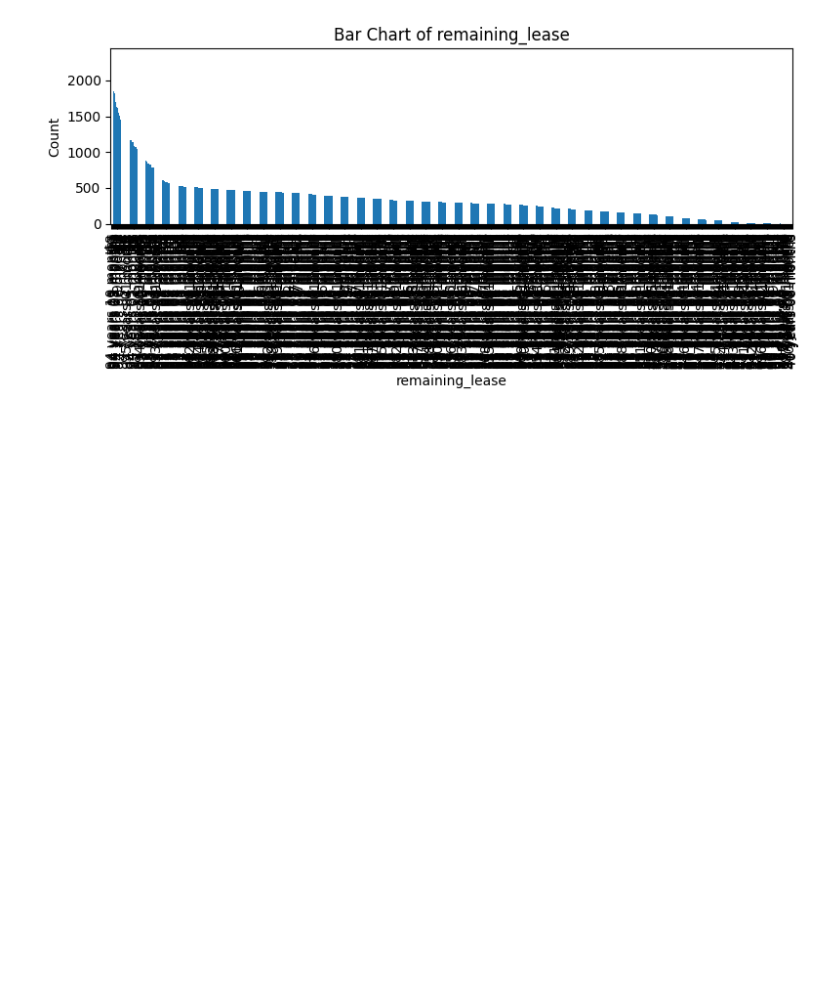
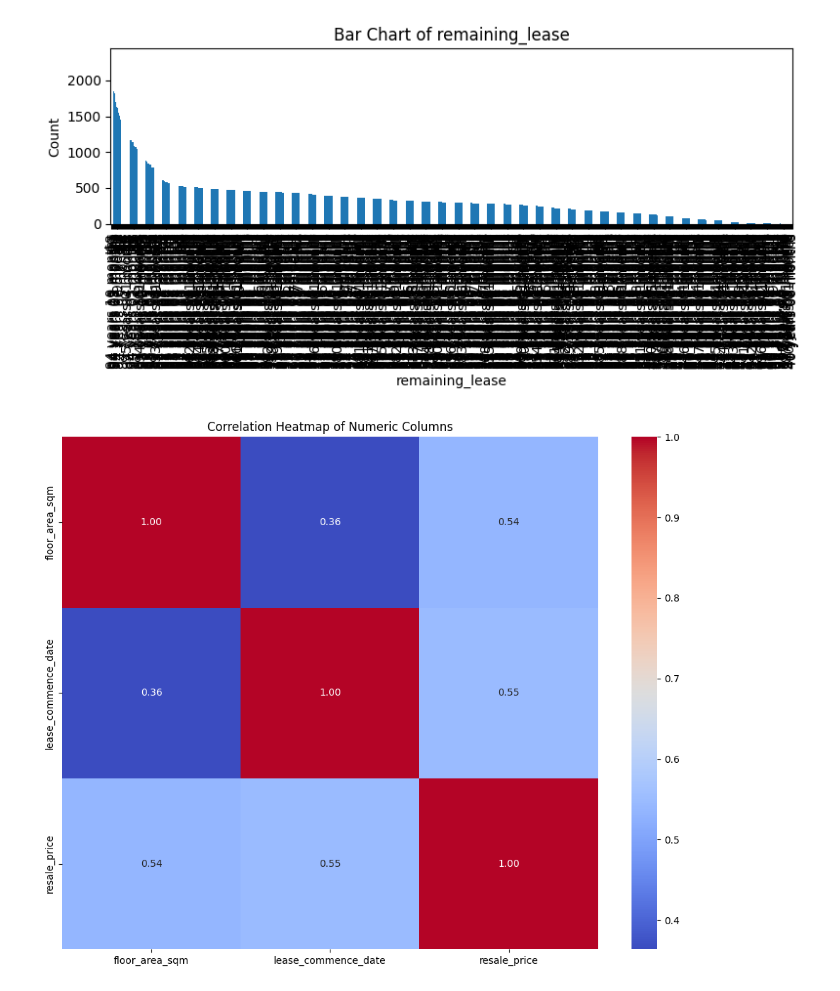
Before and after one commit to LittleWiz/MLJourneyE2E, a Jupyter notebook: House_price_main.ipynb, the cells around one changed output. Saved outputs shown, nothing was run; the diff lists cells and outputs as text; code cells hidden in the pictures; blank space fills up the shorter version.

```diff
--- a/House_price_main.ipynb
+++ b/House_price_main.ipynb
@@ -87,3 +87,7 @@ month: ['2000-01' '2000-02' '2000-03' '2000-04' '2000-05' '2000-06' '2000-07'
 [figure]
 [figure]
 [figure]
+# %%
+analyser.plot_covariance_heatmap()
+# %% [output]
+[figure, added]
```
Also changed, not shown: parts of 1 cell of this notebook, 7 other files.
